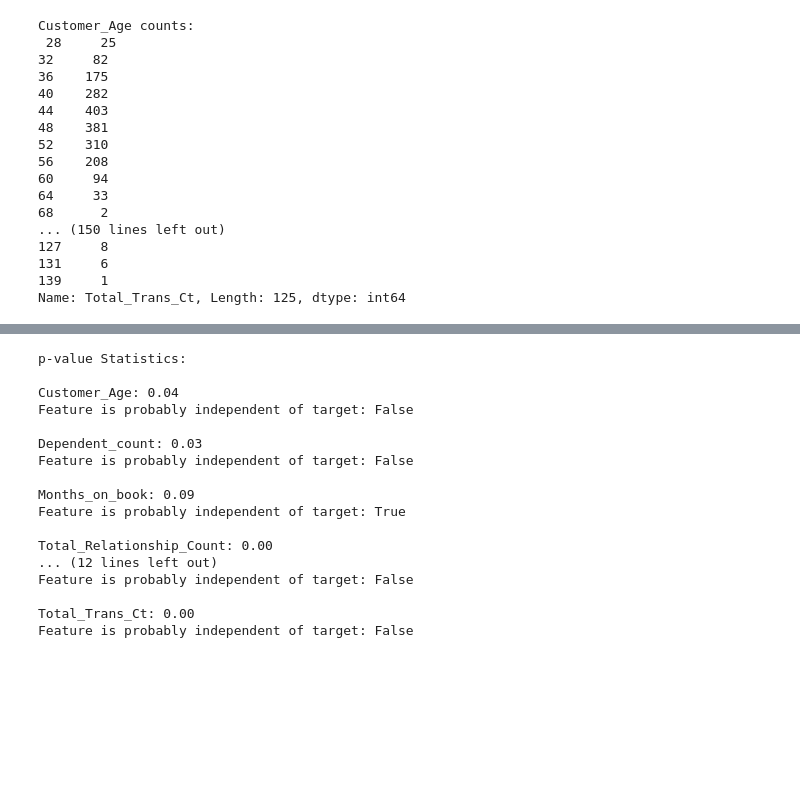
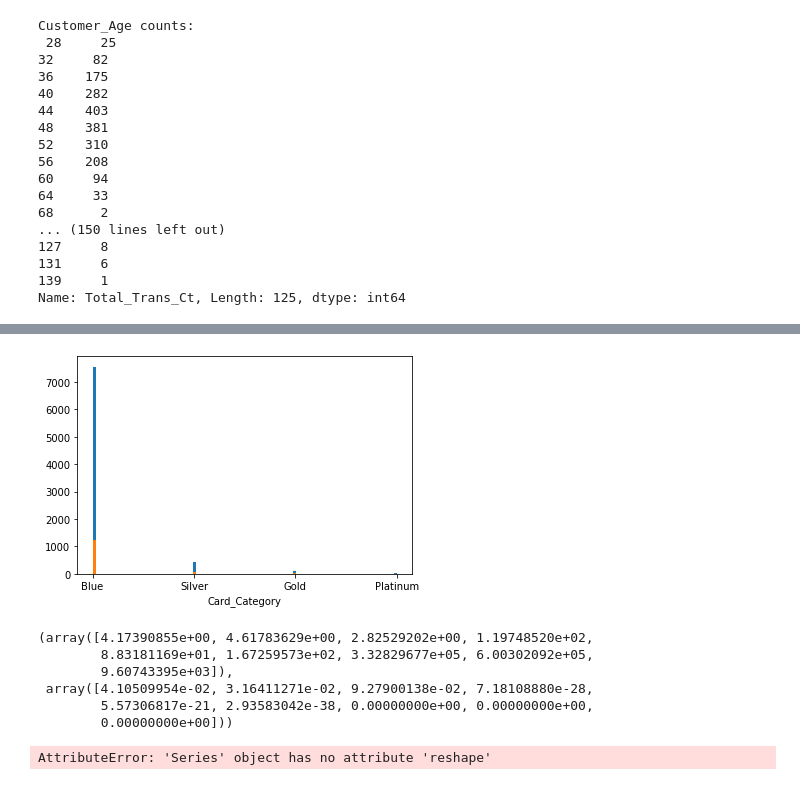
Before and after one commit to functorial/CreditCardCustomers, a Jupyter notebook: CreditCardCustomers.ipynb, the cells around one changed output, grey strips where cells are left out. Cells and saved outputs as stored; diff of their text form; code cells hidden in the pictures; blank space fills up the shorter version.

```diff
--- a/CreditCardCustomers.ipynb
+++ b/CreditCardCustomers.ipynb
@@ -573,7 +587,22 @@ train_df.groupby(by='Attrition_Flag')
+# %%
+stacked_hist('Card_Category')
+# %% [output]
+[figure, added]
+# %%
+chi2(train_X[int_cols], train_y)
+# %% [output]
+(array([4.17390855e+00, 4.61783629e+00, 2.82529202e+00, 1.19748520e+02,
+        8.83181169e+01, 1.67259573e+02, 3.32829677e+05, 6.00302092e+05,
+        9.60743395e+03]),
+ array([4.10509954e-02, 3.16411271e-02, 9.27900138e-02, 7.18108880e-28,
+        5.57306817e-21, 2.93583042e-38, 0.00000000e+00, 0.00000000e+00,
+        0.00000000e+00]))
 # %%
 alpha = 0.05
 
-p_values = chi2(train_X[int_cols], train_y)[1]
+cat_cols = int_cols + obj_cols
+
+p_values = chi2(train_X['Customer_Age'].reshape(-1, 1), train_y)[1]
 p_values_dict = {}
 col_filter = {}
 
@@ -581,7 +610,7 @@ print('p-value Statistics:\n')
 for i in range(len(int_cols)):
     feature = int_cols[i]
     p = p_values[i]
-    p_val_dict[feature] = p
+    p_values_dict[feature] = p
 
     print(f'{feature}: {p:.2f}')
 
@@ -590,20 +619,4 @@ for i in range(len(int_cols)):
 
     print(f'Feature is probably independent of target: {is_independent}\n')
 # %% [output]
-p-value Statistics:
-
-Customer_Age: 0.04
-Feature is probably independent of target: False
-
-Dependent_count: 0.03
-Feature is probably independent of target: False
-
-Months_on_book: 0.09
-Feature is probably independent of target: True
-
-Total_Relationship_Count: 0.00
-... (12 lines left out)
-Feature is probably independent of target: False
-
-Total_Trans_Ct: 0.00
-Feature is probably independent of target: False
+AttributeError: 'Series' object has no attribute 'reshape'
```
Also changed, not shown: parts of 5 cells of this notebook.
